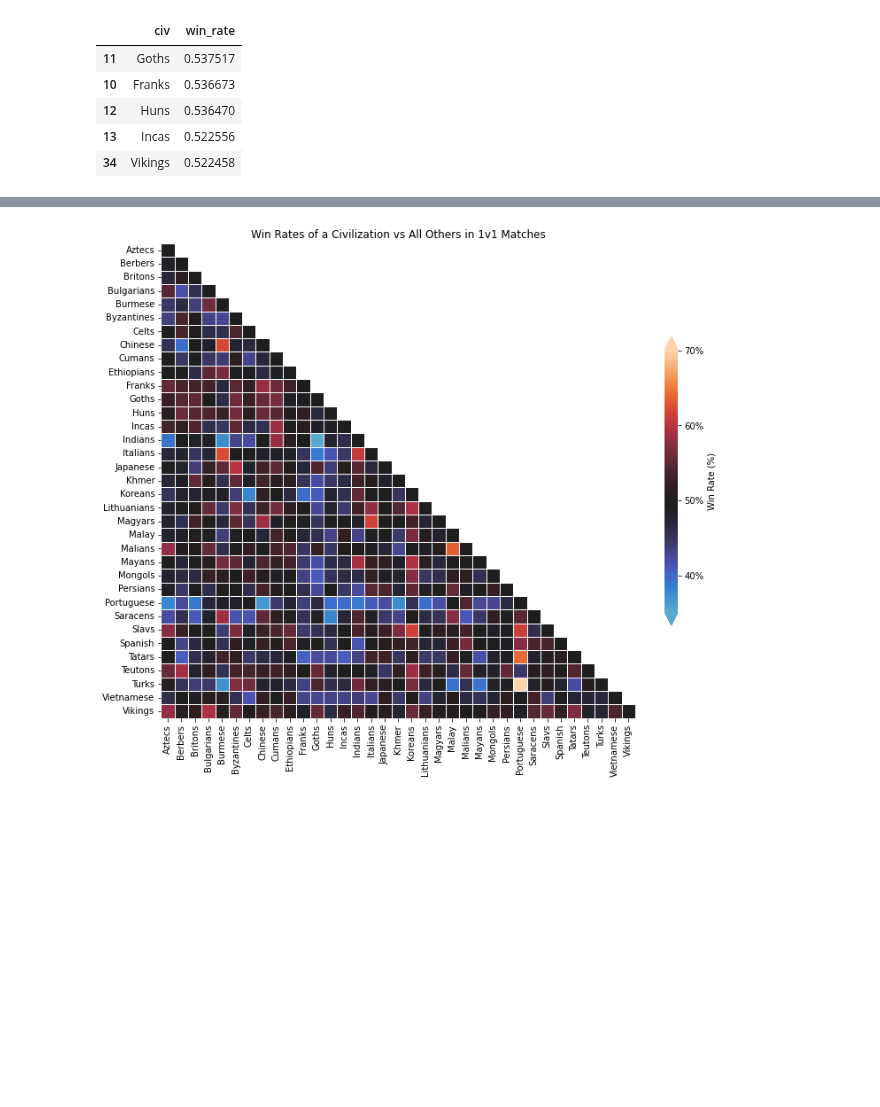
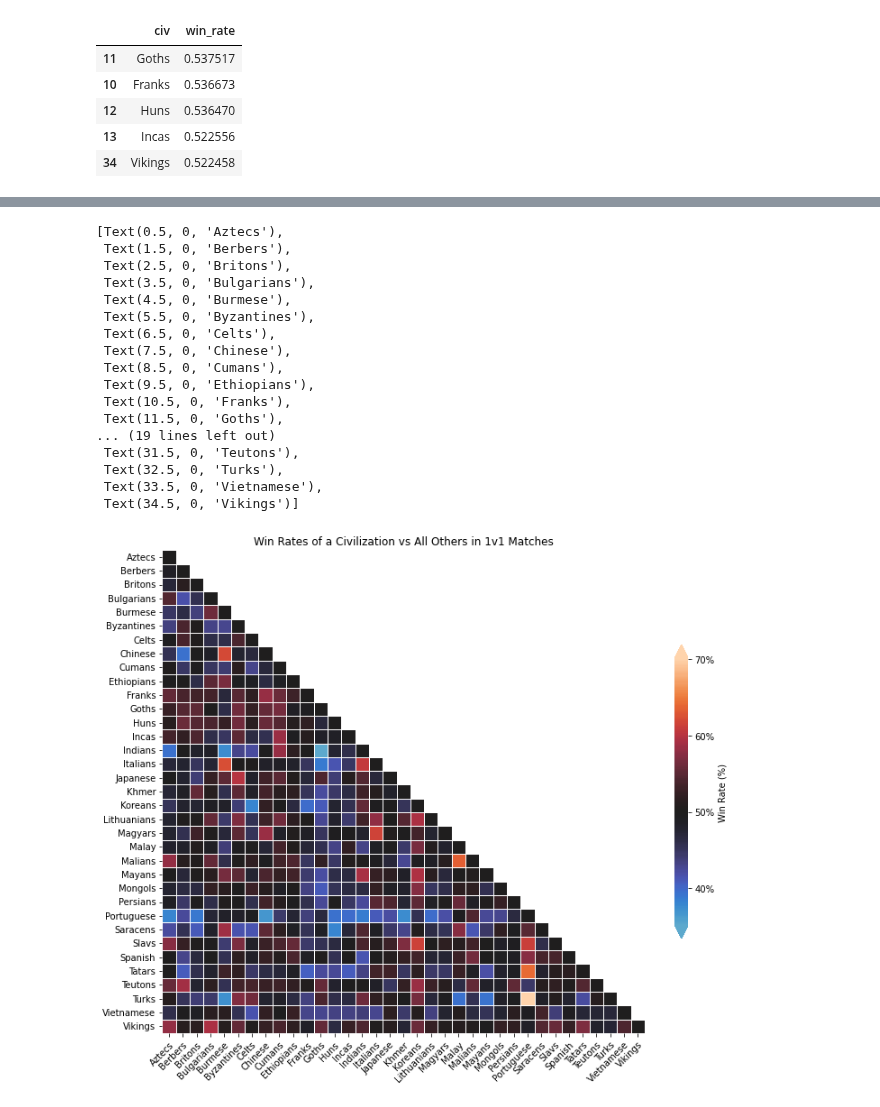
Before and after one commit to rishigoutam/aoe2, a Jupyter notebook: test_data.ipynb, the cells around one changed output, grey strips where cells are left out. Drawn from its saved outputs; the diff is of its cells as text; code cells hidden in the pictures; blank space fills up the shorter version.

Commit message:
Rotate labels in heatmap

```diff
--- a/test_data.ipynb
+++ b/test_data.ipynb
@@ -298,16 +298,33 @@ avg_civ_win_rates_2D = np.array(avg_civ_wins_df.win_rate).reshape((num_civs,num_
 # %%
 from matplotlib.ticker import PercentFormatter
 
 percents = 100*avg_civ_win_rates_2D # just so we can show percentage values in the colorbar...sigh
 plt.figure(figsize=(12,12))
 plt.title('Win Rates of a Civilization vs All Others in 1v1 Matches')
 # cmap = sns.diverging_palette(240, 10, n=9, as_cmap=True)
 mask = np.triu(percents, 1) # mask the top half of the heatmap as it is repeated data
 heatmap = sns.heatmap(percents,
                       center=50, linewidths=1, #cmap=cmap,
                       xticklabels=civs, yticklabels=civs,
                       square=True, mask=mask,
                       cbar_kws=dict(label='Win Rate (%)', shrink=.5, extend='both', ticks=[40,50,60,70], format=PercentFormatter(decimals=0)))
-# heatmap.set_xticklabels(civs, rotation=45) # Can't get rotation to look good
+heatmap.set_xticklabels(civs, rotation=45, ha='right', rotation_mode='anchor')
 # %% [output]
+[Text(0.5, 0, 'Aztecs'),
+ Text(1.5, 0, 'Berbers'),
+ Text(2.5, 0, 'Britons'),
+ Text(3.5, 0, 'Bulgarians'),
+ Text(4.5, 0, 'Burmese'),
+ Text(5.5, 0, 'Byzantines'),
+ Text(6.5, 0, 'Celts'),
+ Text(7.5, 0, 'Chinese'),
+ Text(8.5, 0, 'Cumans'),
+ Text(9.5, 0, 'Ethiopians'),
+ Text(10.5, 0, 'Franks'),
+ Text(11.5, 0, 'Goths'),
+... (19 lines left out)
+ Text(31.5, 0, 'Teutons'),
+ Text(32.5, 0, 'Turks'),
+ Text(33.5, 0, 'Vietnamese'),
+ Text(34.5, 0, 'Vikings')]
-[figure, old version]
+[figure, new version]
```
